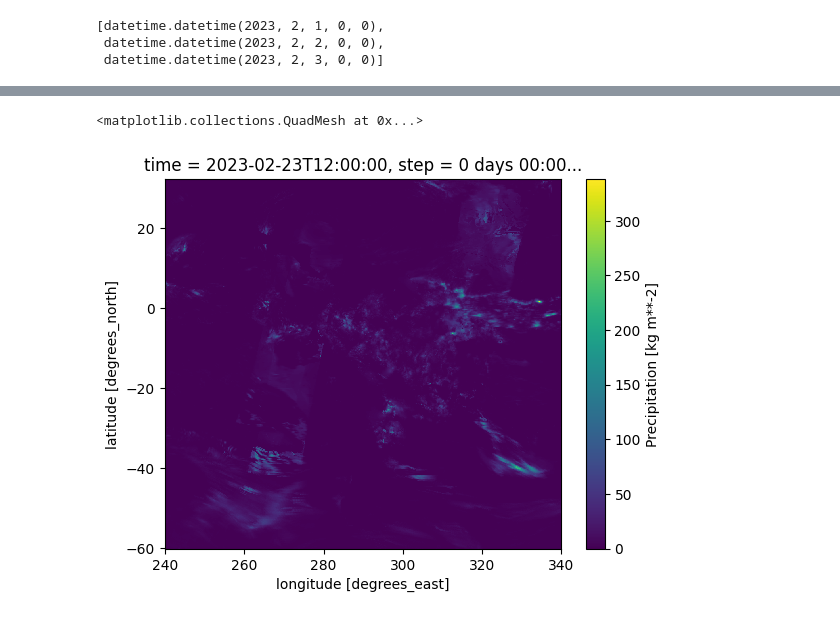
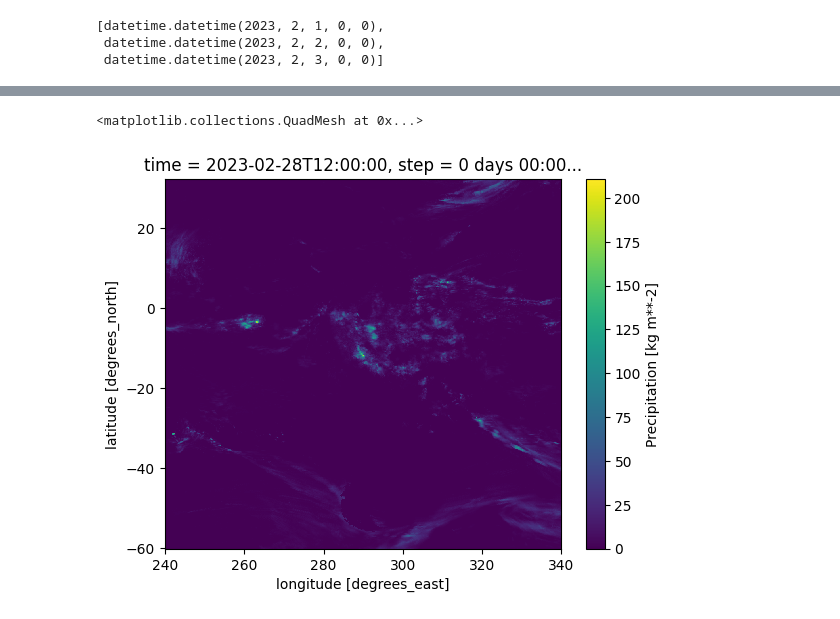
Before and after one commit to cordmaur/INPERainDownloader, a Jupyter notebook: nbs/66-Initial_development.ipynb, the cells around one changed output, grey strips where cells are left out. Cells and saved outputs as stored; diff of their text form; code cells hidden in the pictures.

```diff
--- a/nbs/66-Initial_development.ipynb
+++ b/nbs/66-Initial_development.ipynb
@@ -126,11 +178,11 @@ merge.filename
 import xarray as xr
 # %%
 inpe = INPEHTTPFileSystem(Urls.MERGE)
-rain = inpe.get_file('20230223')
+rain = inpe.get_file('20230228')
 path = rain.download('../tests/data')
 ds = xr.open_dataset(path, engine='cfgrib')
 
 ds['prec'].plot()
 # %% [output]
 <matplotlib.collections.QuadMesh at 0x...>
-[figure, old version]
+[figure, new version]
```
Also changed, not shown: parts of 56 cells of this notebook, 1 other file.
